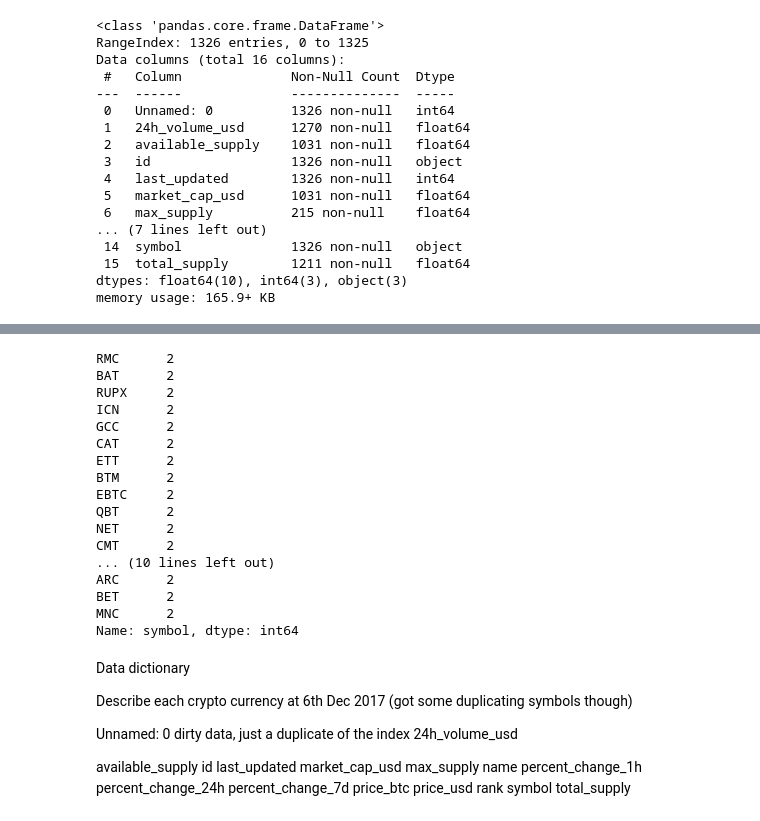
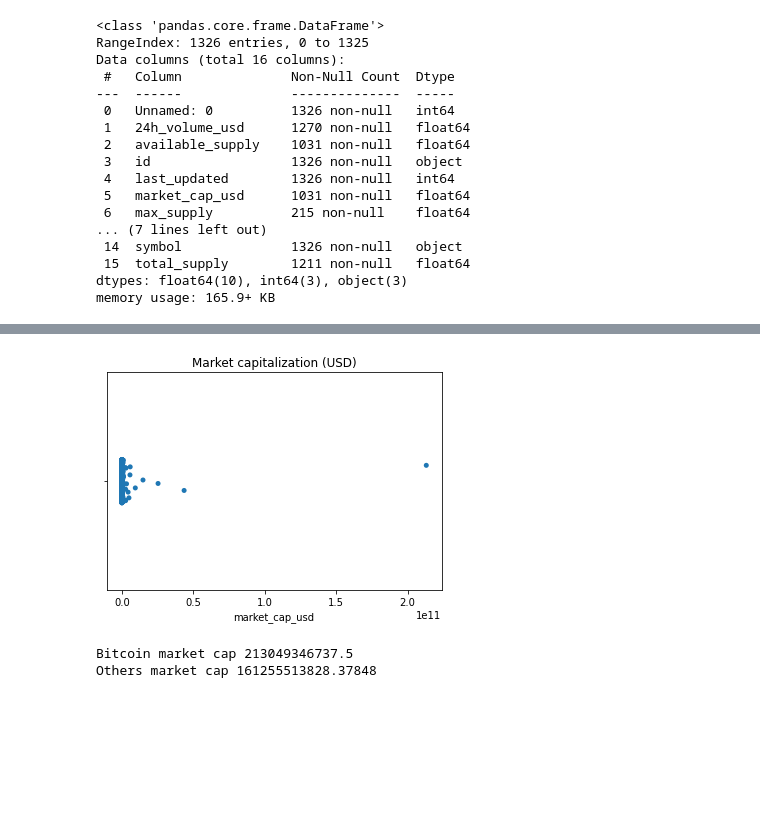
Before and after one commit to tawiwut-cha/datacamp_projects, a Jupyter notebook: coinmarketcap/coinmarketcap_tc.ipynb, the cells around one changed output, grey strips where cells are left out. Drawn from its saved outputs; the diff is of its cells as text; code cells hidden in the pictures; blank space fills up the shorter version.

Commit message:
removed null and did some viz

```diff
--- a/coinmarketcap/coinmarketcap_tc.ipynb
+++ b/coinmarketcap/coinmarketcap_tc.ipynb
@@ -36,0 +61,9 @@ df.head(5)
+# %%
+# select only columns of interest
+df = df[['name',
+         'symbol',
+         'price_usd',
+         'available_supply',
+         'total_supply',
+         'market_cap_usd']]
+df.info()
@@ -36,0 +93,4 @@ df.head(5)
+# %%
+# remove null
+df = df[~df.available_supply.isna()]
+df
@@ -37 +111,4 @@ df.head(5)
+# %%
+# calculate market_cap_usd
+df.market_cap_usd = df.available_supply * df.price_usd
 # %%
@@ -49,43 +130,19 @@ df.describe()
-# %%
-df.symbol.value_counts()[df.symbol.value_counts() > 1]
-# %% [output]
-RMC      2
-BAT      2
-RUPX     2
-ICN      2
-GCC      2
-CAT      2
-ETT      2
-BTM      2
-EBTC     2
-QBT      2
-NET      2
-CMT      2
-... (10 lines left out)
-ARC      2
-BET      2
-MNC      2
-Name: symbol, dtype: int64
-# %% [markdown]
-Data dictionary
-
-Describe each crypto currency at 6th Dec 2017 (got some duplicating symbols though)
-
-Unnamed: 0
-    dirty data, just a duplicate of the index
-24h_volume_usd
-
-available_supply
-id
-last_updated
-market_cap_usd
-max_supply
-name
-percent_change_1h
-percent_change_24h
-percent_change_7d
-price_btc
-price_usd
-rank
-symbol
-total_supply
+# %%
+# EDA
+
+# market cap distribution
+ax = sns.stripplot(data=df, x='market_cap_usd')
+ax.set_title('Market capitalization (USD)')
+plt.show()
+# %% [output]
+[figure, added]
+# %%
+# Bitcoin dominance
+btc = float(df[df.symbol == 'BTC'].market_cap_usd)
+print('Bitcoin market cap', btc)
+
+others = float(df[df.symbol != 'BTC'].market_cap_usd.sum())
+print('Others market cap', others)
+# %% [output]
+Bitcoin market cap 213049346737.5
+Others market cap 161255513828.37848
```
Also changed, not shown: parts of 9 cells of this notebook.
